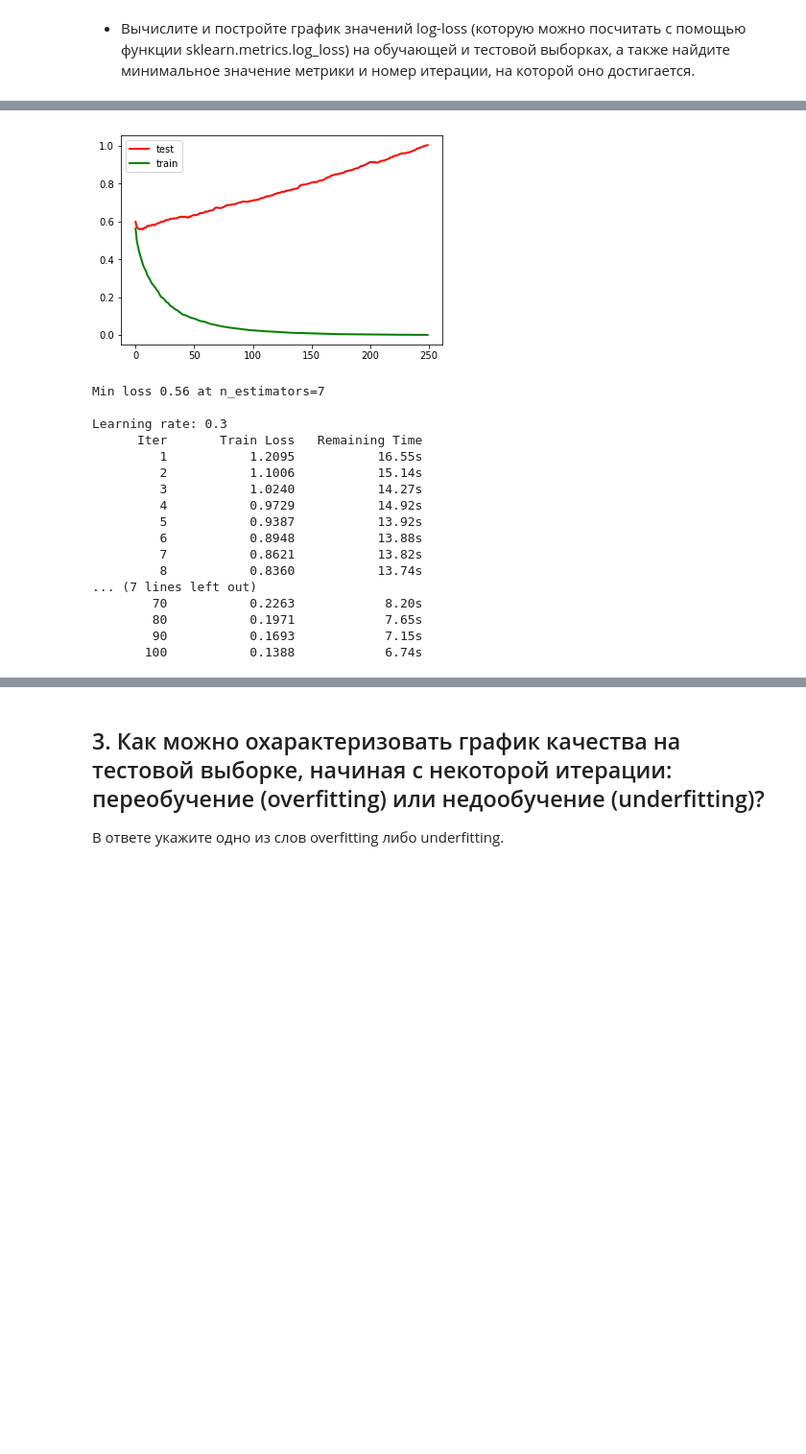
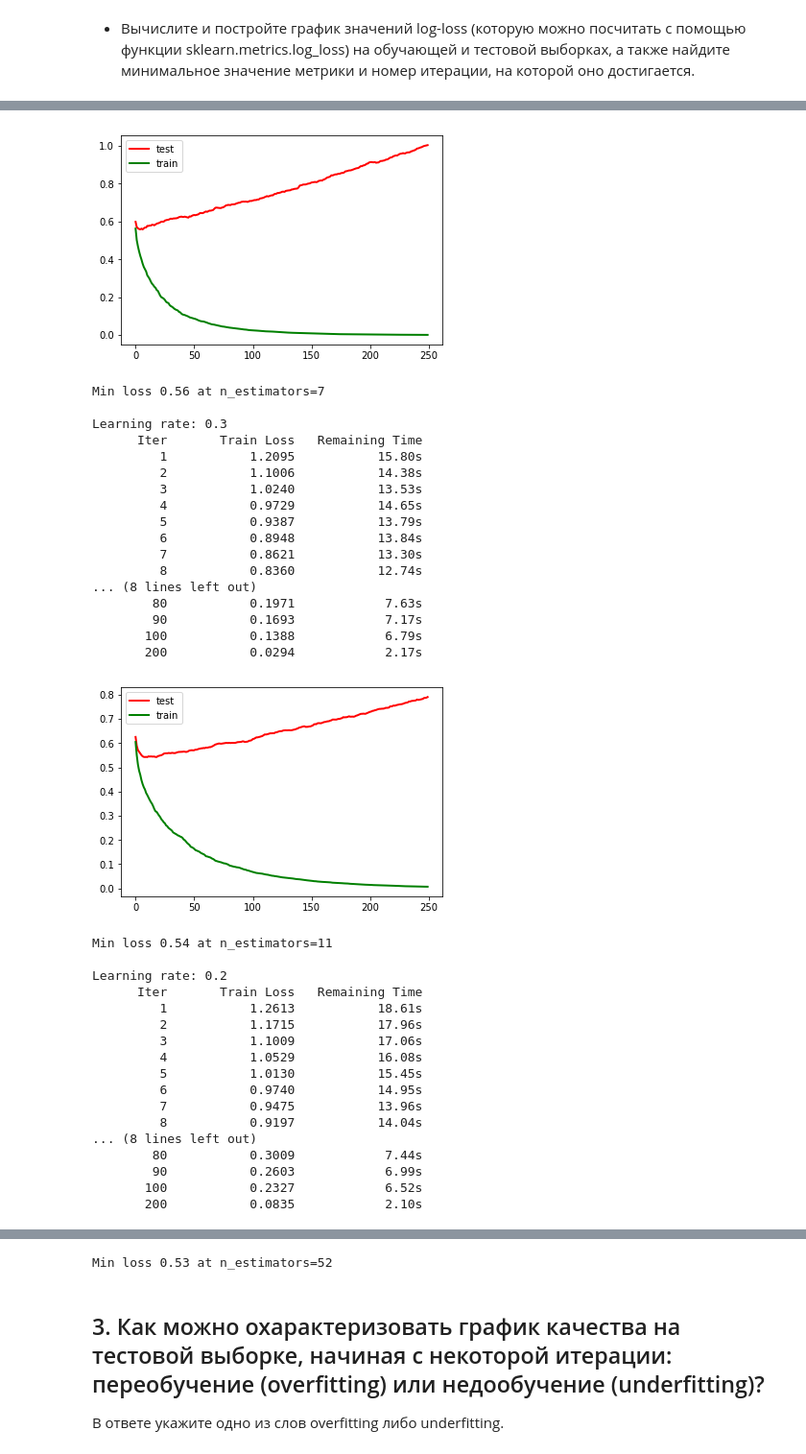
Before and after one commit to tyz910/hse-shad-ml, a Jupyter notebook: 13-statement-gbm/Solution.ipynb, the cells around one changed output, grey strips where cells are left out. Shown at 96% size. Cells and saved outputs as stored; diff of their text form; code cells hidden in the pictures; blank space fills up the shorter version.

```diff
--- a/13-statement-gbm/Solution.ipynb
+++ b/13-statement-gbm/Solution.ipynb
@@ -50,7 +50,7 @@ def log_loss_results(model, X: np.array, y: np.array) -> List[float]:
 # %% [markdown]
 * Вычислите и постройте график значений log-loss (которую можно посчитать с помощью функции sklearn.metrics.log_loss) на обучающей и тестовой выборках, а также найдите минимальное значение метрики и номер итерации, на которой оно достигается.
 # %%
-def plot_loss(learning_rate: float, test_loss: List[float], train_loss: List[float]):
+def plot_loss(learning_rate: float, test_loss: List[float], train_loss: List[float]) -> None:
     plt.figure()
     plt.plot(test_loss, "r", linewidth=2)
     plt.plot(train_loss, "g", linewidth=2)
@@ -112,18 +112,36 @@ Learning rate: 0.5
 [figure]
 Min loss 0.56 at n_estimators=7
 
 Learning rate: 0.3
       Iter       Train Loss   Remaining Time
-         1           1.2095           16.55s
-         2           1.1006           15.14s
-         3           1.0240           14.27s
-         4           0.9729           14.92s
-         5           0.9387           13.92s
-         6           0.8948           13.88s
-         7           0.8621           13.82s
-         8           0.8360           13.74s
-... (7 lines left out)
-        70           0.2263            8.20s
-        80           0.1971            7.65s
-        90           0.1693            7.15s
-       100           0.1388            6.74s
+         1           1.2095           15.80s
+         2           1.1006           14.38s
+         3           1.0240           13.53s
+         4           0.9729           14.65s
+         5           0.9387           13.79s
+         6           0.8948           13.84s
+         7           0.8621           13.30s
+         8           0.8360           12.74s
+... (8 lines left out)
+        80           0.1971            7.63s
+        90           0.1693            7.17s
+       100           0.1388            6.79s
+       200           0.0294            2.17s
+[figure, added]
+Min loss 0.54 at n_estimators=11
+
+Learning rate: 0.2
+      Iter       Train Loss   Remaining Time
+         1           1.2613           18.61s
+         2           1.1715           17.96s
+         3           1.1009           17.06s
+         4           1.0529           16.08s
+         5           1.0130           15.45s
+         6           0.9740           14.95s
+         7           0.9475           13.96s
+         8           0.9197           14.04s
+... (8 lines left out)
+        80           0.3009            7.44s
+        90           0.2603            6.99s
+       100           0.2327            6.52s
+       200           0.0835            2.10s
@@ -130,3 +167,4 @@ Learning rate: 0.3
+Min loss 0.53 at n_estimators=52
 # %% [markdown]
 ## 3. Как можно охарактеризовать график качества на тестовой выборке, начиная с некоторой итерации: переобучение (overfitting) или недообучение (underfitting)?
 
```
Also changed, not shown: parts of 4 cells of this notebook.
